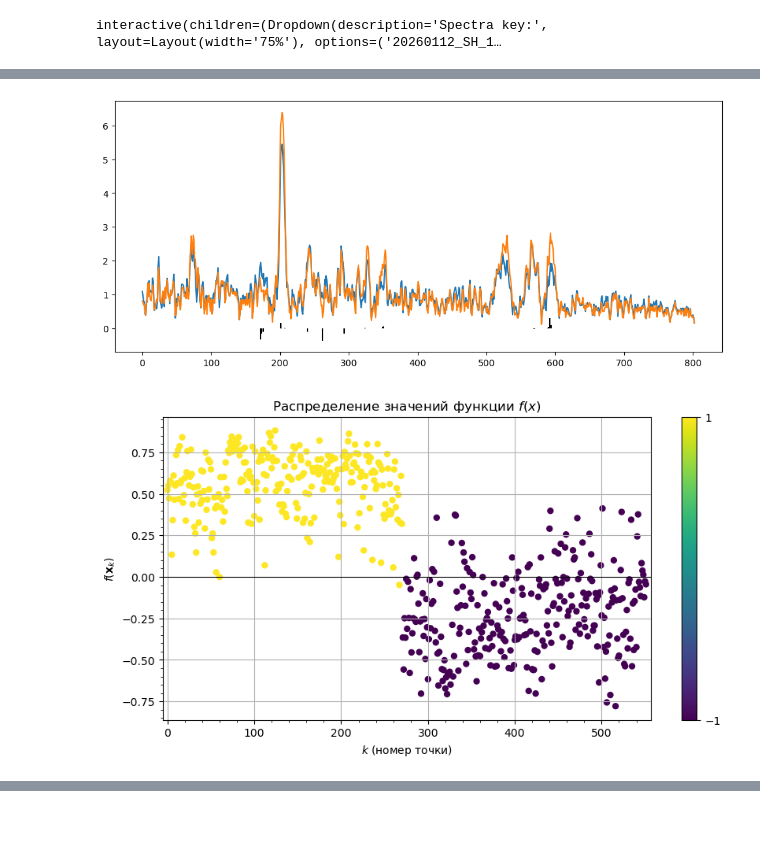
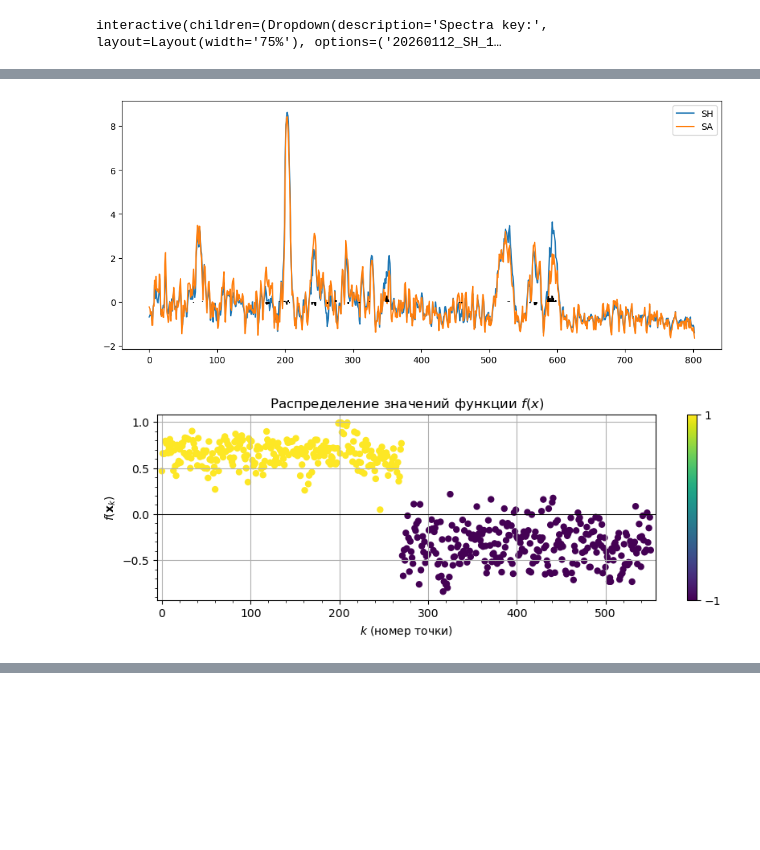
Before and after one commit to intellimath/irsa, a Jupyter notebook: examples/load_spectra_13_origin.ipynb, the cells around one changed output, grey strips where cells are left out. Saved outputs shown, nothing was run; the diff lists cells and outputs as text; code cells hidden in the pictures; blank space fills up the shorter version.

```diff
--- a/examples/load_spectra_13_origin.ipynb
+++ b/examples/load_spectra_13_origin.ipynb
@@ -358,13 +328,14 @@ print(accuracy_score(zs1, np.sign(mod1.evaluate(ys1))))
 # %%
-param1 = np.asarray(mod1.param[1:])
-# print(param1[0])
-param_p = param1.copy()
-param_m = param1.copy()
-param_p[param1 < 0] = 0
-param_m[param1 > 0] = 0
 plt.figure(figsize=(12,5))
 plt.plot(Ys_SS.mean(axis=0), label="SS")
 plt.plot(Ys_SH.mean(axis=0), label="SH")
-plt.vlines(range(ys.shape[1]), 10*param_m, 10*param_p, color='k')
+for mod in lfm1.models:
+    param1 = np.asarray(mod.param[1:])
+    # print(param1[0])
+    param_p = param1.copy()
+    param_m = param1.copy()
+    param_p[param1 < 0] = 0
+    param_m[param1 > 0] = 0
+    plt.vlines(range(ys.shape[1]), 10*param_m, 10*param_p, color='k')
 plt.show()
 # %% [output]
@@ -380,12 +348,16 @@ mod2.init_param()
 # %%
-alg2 = regr.regression(ys2, zs2, mod2, regnorm=funcs2.AbsoluteNorm(),
-                                 normalizer=gd.Masked(mod2.n_param, 1.0e-5),
-                                 h=0.001, tau=0.7, n_iter=5000)
+lfm2 = models.LinearFuncModel()
+for i in range(21):
+    mod = models.SigmaNeuronModel(funcs.Sigmoidal(7.0), ys.shape[1])
+    mod.allocate()
+    mod.init_param()
 
-plt.figure(figsize=(10,3))
-plt.plot(alg2.lvals)
-plt.show()
+    alg1 = regr.regression(ys2, zs2, mod, regnorm=funcs2.AbsoluteNorm(),
+                                 normalizer=gd.Masked(mod.n_param, 1.0e-4),
+                                 h=0.001, tau=0.7, n_iter=1000)
+    w = accuracy_score(zs2, np.sign(mod.evaluate(ys2)))
+    lfm2.add(mod, w)
 
-from sklearn.metrics import accuracy_score
-print(accuracy_score(zs2, np.sign(mod2.evaluate(ys2))))
+inventory.normalize(lfm2.weights.asarray())
+print(accuracy_score(zs2, np.sign(lfm2.evaluate(ys2))))
 # %% [output]
@@ -394,18 +365,21 @@ print(accuracy_score(zs2, np.sign(mod2.evaluate(ys2))))
 # %%
-param2 = np.asarray(mod2.param[1:])
-param2_p = param2.copy()
-param2_m = param2.copy()
-param2_p[param2 < 0] = 0
-param2_m[param2 > 0] = 0
 plt.figure(figsize=(12,5))
+plt.plot(Ys_SH.mean(axis=0), label="SH")
 plt.plot(Ys_SA.mean(axis=0), label="SA")
-plt.plot(Ys_SH.mean(axis=0), label="SH")
-plt.vlines(range(ys2.shape[1]), 10*param2_m, 10*param2_p, color='k')
+for mod in lfm2.models:
+    param1 = np.asarray(mod.param[1:])
+    # print(param1[0])
+    param_p = param1.copy()
+    param_m = param1.copy()
+    param_p[param1 < 0] = 0
+    param_m[param1 > 0] = 0
+    plt.vlines(range(ys.shape[1]), 10*param_m, 10*param_p, color='k')
+plt.legend()
 plt.show()
 # %% [output]
-[figure, old version]
+[figure, new version]
 # %%
-plt.figure(figsize=(10,5))
-plots.plot_cls_function(mod2, ys2, zs2)
+plt.figure(figsize=(10,3))
+plots.plot_cls_function(lfm2, ys2, zs2)
 # %% [output]
-[figure, old version]
+[figure, new version]
```
Also changed, not shown: parts of 37 cells of this notebook, 8 other files.
